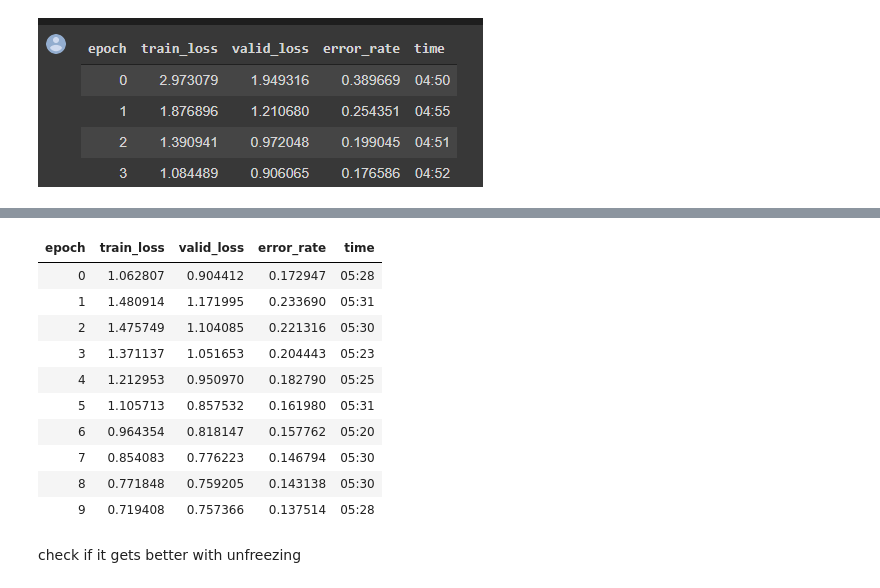
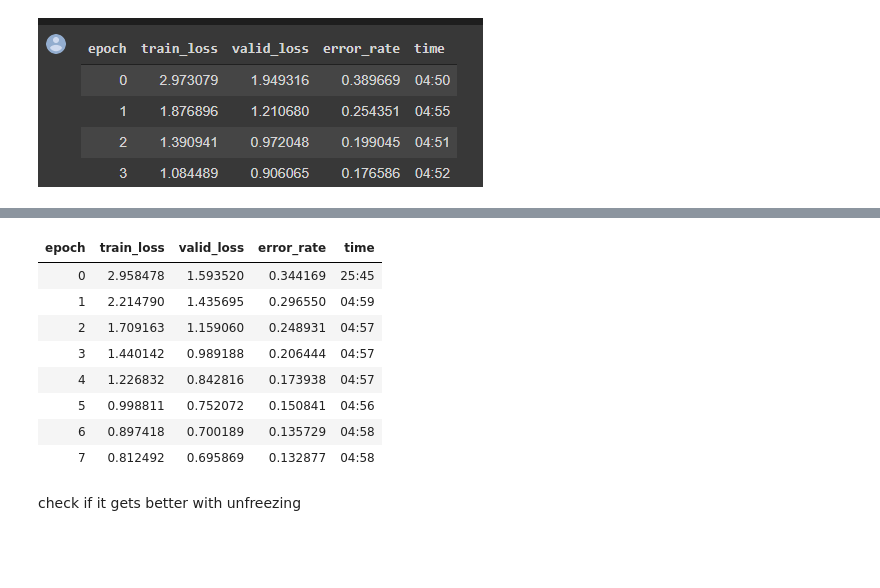
Before and after one commit to pds2021/a5-nicoelbert, a Jupyter notebook: Assignment_5.ipynb, the cells around one changed output, grey strips where cells are left out. Saved outputs shown, nothing was run; the diff lists cells and outputs as text; code cells hidden in the pictures; blank space fills up the shorter version.

```diff
--- a/Assignment_5.ipynb
+++ b/Assignment_5.ipynb
@@ -328,21 +324,19 @@ wrong lr or more cycles
 # %%
 # Write your code here
 if restart:
-  learn.fit_one_cycle(10, lr_max = 0.01)
+  learn.fit_one_cycle(8, lr_max = 0.01)
   learn.save('stage-1')
 else: print("no restart")
 # %% [output]
 | epoch | train_loss | valid_loss | error_rate | time |
-| 0 | 1.062807 | 0.904412 | 0.172947 | 05:28 |
-| 1 | 1.480914 | 1.171995 | 0.233690 | 05:31 |
-| 2 | 1.475749 | 1.104085 | 0.221316 | 05:30 |
-| 3 | 1.371137 | 1.051653 | 0.204443 | 05:23 |
-| 4 | 1.212953 | 0.950970 | 0.182790 | 05:25 |
-| 5 | 1.105713 | 0.857532 | 0.161980 | 05:31 |
-| 6 | 0.964354 | 0.818147 | 0.157762 | 05:20 |
-| 7 | 0.854083 | 0.776223 | 0.146794 | 05:30 |
-| 8 | 0.771848 | 0.759205 | 0.143138 | 05:30 |
-| 9 | 0.719408 | 0.757366 | 0.137514 | 05:28 |
+| 0 | 2.958478 | 1.593520 | 0.344169 | 25:45 |
+| 1 | 2.214790 | 1.435695 | 0.296550 | 04:59 |
+| 2 | 1.709163 | 1.159060 | 0.248931 | 04:57 |
+| 3 | 1.440142 | 0.989188 | 0.206444 | 04:57 |
+| 4 | 1.226832 | 0.842816 | 0.173938 | 04:57 |
+| 5 | 0.998811 | 0.752072 | 0.150841 | 04:56 |
+| 6 | 0.897418 | 0.700189 | 0.135729 | 04:58 |
+| 7 | 0.812492 | 0.695869 | 0.132877 | 04:58 |
 # %% [markdown]
 check if it gets better with unfreezing
 # %%
```
Also changed, not shown: parts of 13 cells of this notebook.
